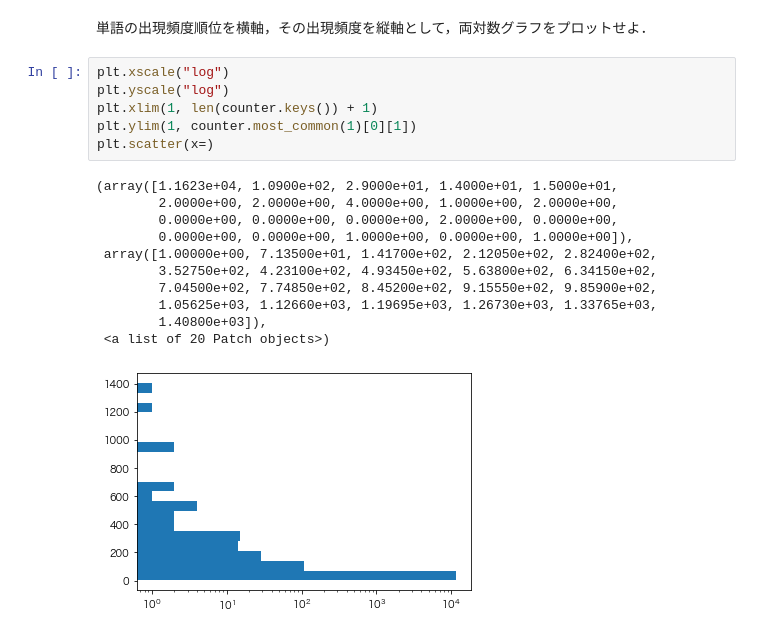
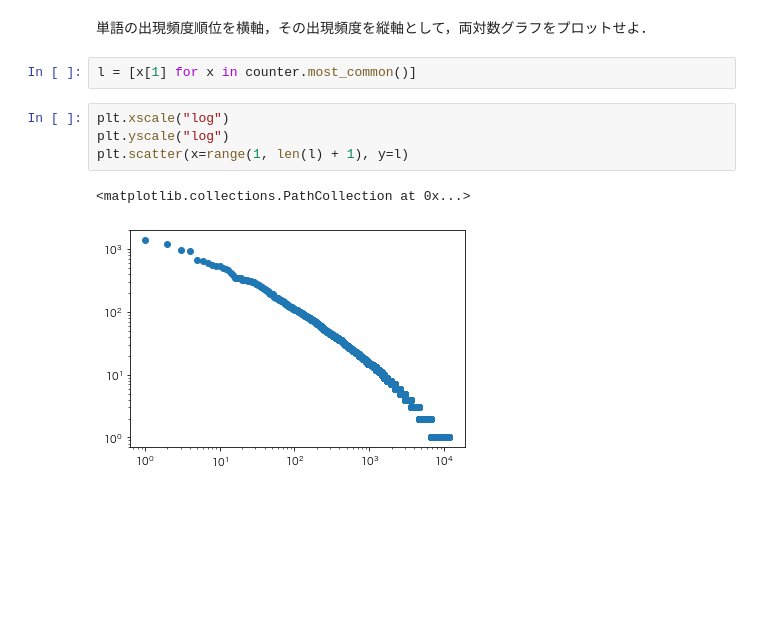
Before and after one commit to shinchu/nlp100, a Jupyter notebook: notebooks/nlp100_4.ipynb, the cells around one changed output. Drawn from its saved outputs; the diff is of its cells as text; blank space fills up the shorter version.

```diff
--- a/notebooks/nlp100_4.ipynb
+++ b/notebooks/nlp100_4.ipynb
@@ -273,21 +275,12 @@ plt.hist(counter.values(), bins=20, orientation="horizontal")
 ## 39. Zipfの法則
 # %% [markdown]
 単語の出現頻度順位を横軸，その出現頻度を縦軸として，両対数グラフをプロットせよ．
+# %%
+l = [x[1] for x in counter.most_common()]
 # %%
 plt.xscale("log")
 plt.yscale("log")
-plt.xlim(1, len(counter.keys()) + 1)
-plt.ylim(1, counter.most_common(1)[0][1])
-plt.scatter(x=)
+plt.scatter(x=range(1, len(l) + 1), y=l)
 # %% [output]
-(array([1.1623e+04, 1.0900e+02, 2.9000e+01, 1.4000e+01, 1.5000e+01,
-        2.0000e+00, 2.0000e+00, 4.0000e+00, 1.0000e+00, 2.0000e+00,
-        0.0000e+00, 0.0000e+00, 0.0000e+00, 2.0000e+00, 0.0000e+00,
-        0.0000e+00, 0.0000e+00, 1.0000e+00, 0.0000e+00, 1.0000e+00]),
- array([1.00000e+00, 7.13500e+01, 1.41700e+02, 2.12050e+02, 2.82400e+02,
-        3.52750e+02, 4.23100e+02, 4.93450e+02, 5.63800e+02, 6.34150e+02,
-        7.04500e+02, 7.74850e+02, 8.45200e+02, 9.15550e+02, 9.85900e+02,
-        1.05625e+03, 1.12660e+03, 1.19695e+03, 1.26730e+03, 1.33765e+03,
-        1.40800e+03]),
- <a list of 20 Patch objects>)
+<matplotlib.collections.PathCollection at 0x...>
-[figure, old version]
+[figure, new version]
```
Also changed, not shown: parts of 5 cells of this notebook.
